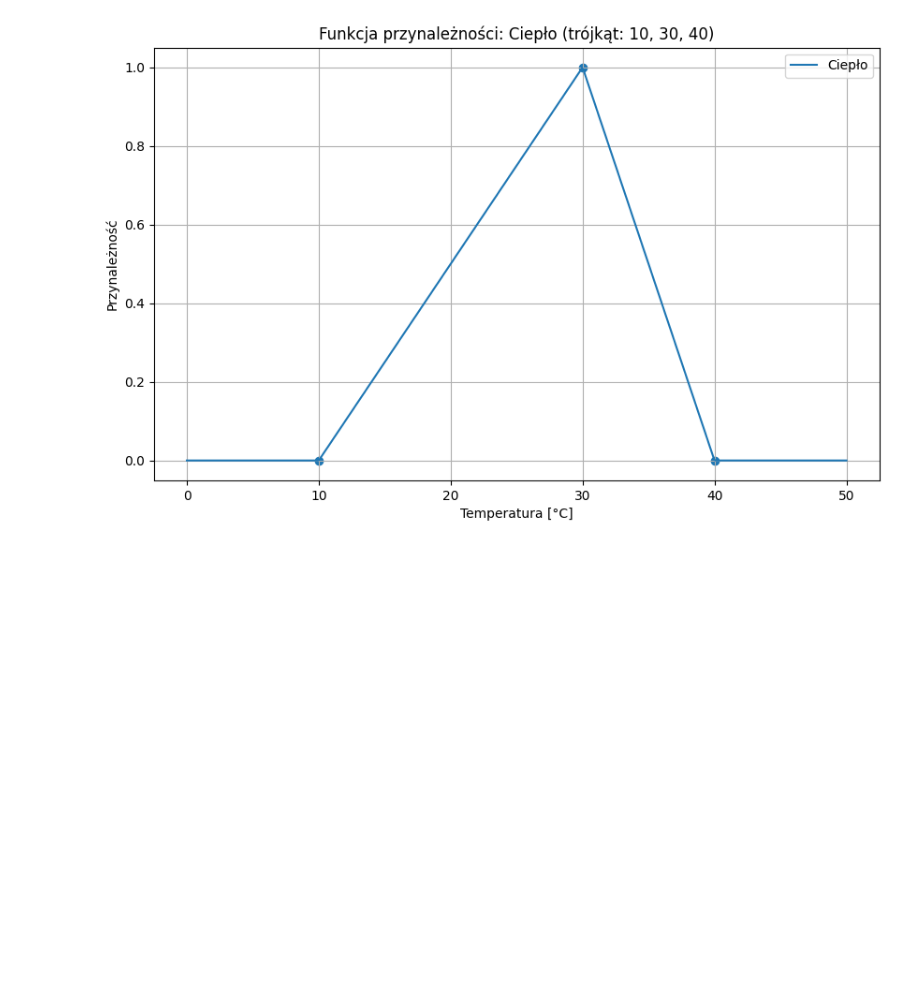
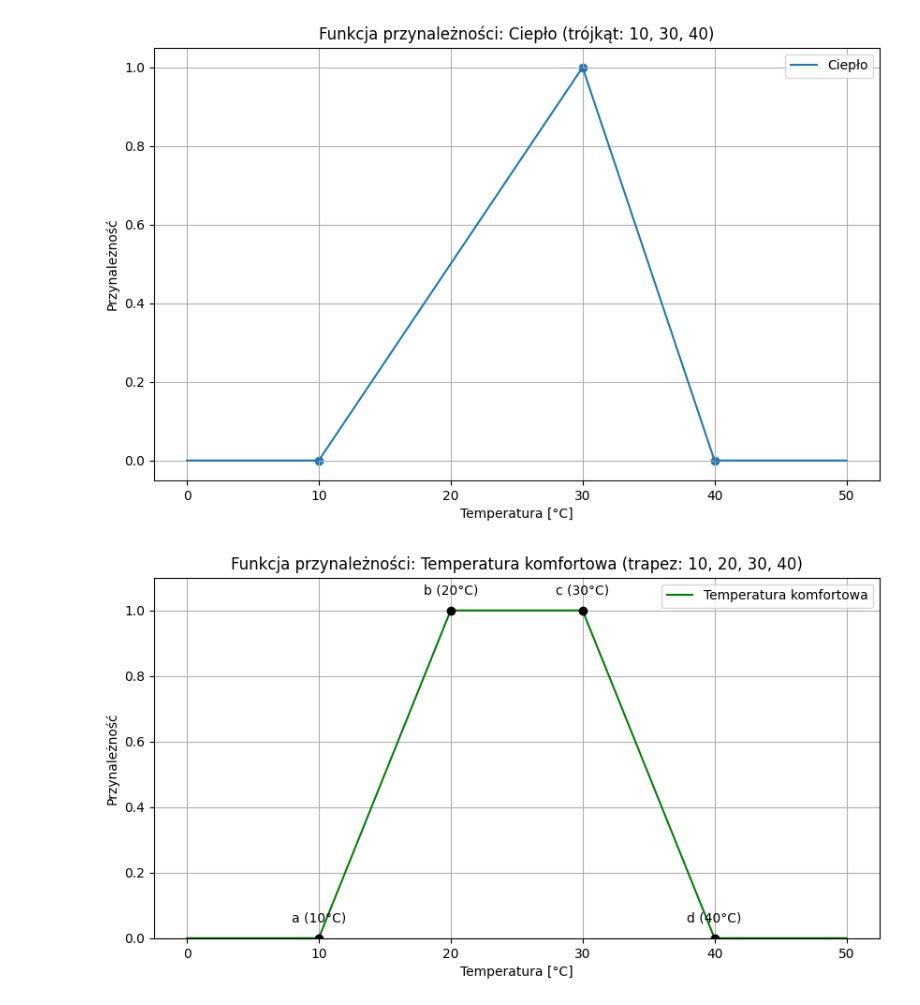
Before and after one commit to Glitch0110/AI-GiganciProgramowania, a Jupyter notebook: L17.ipynb, the cells around one changed output. Cells and saved outputs as stored; diff of their text form; code cells hidden in the pictures; blank space fills up the shorter version.

```diff
--- a/L17.ipynb
+++ b/L17.ipynb
@@ -26,3 +26,38 @@ plt.legend()
 plt.show()
 # %% [output]
 [figure]
+# %%
+import numpy as np
+import matplotlib.pyplot as plt
+
+x = np.linspace(0, 50, 500)
+
+# Funkcja trapezowa
+def fuzzy_comfort(x):
+    return np.maximum(np.minimum(np.minimum((x - 10)/(20 - 10 ), 1), (40 - x)/(40 - 30)), 0)
+
+mu_comfort = fuzzy_comfort(x)
+
+# Punkty charakterystyczne
+points_x = [10, 20, 30, 40]
+points_y = fuzzy_comfort(np.array(points_x))
+labels = ['a (10°C)', 'b (20°C)', 'c (30°C)', 'd (40°C)']
+
+# Rysowanie wykresu
+plt.figure(figsize=(10, 5))
+plt.plot(x, mu_comfort, label='Temperatura komfortowa', color='green')
+plt.scatter(points_x, points_y, color='black', zorder=5)
+
+# Etykiety
+for i, label in enumerate(labels):
+    plt.annotate(label, (points_x[i], points_y[i] + 0.05), ha='center')
+
+plt.title('Funkcja przynależności: Temperatura komfortowa (trapez: 10, 20, 30, 40)')
+plt.xlabel('Temperatura [°C]')
+plt.ylabel('Przynależność')
+plt.grid(True)
+plt.legend()
+plt.ylim(0, 1.1)
+plt.show()
+# %% [output]
+[figure, added]
```
